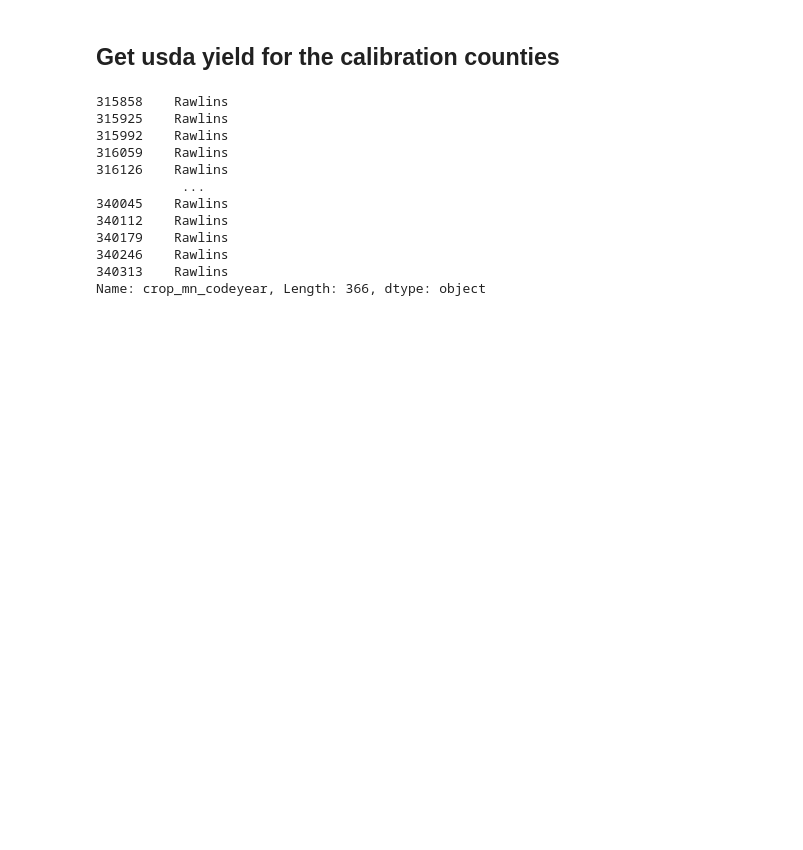
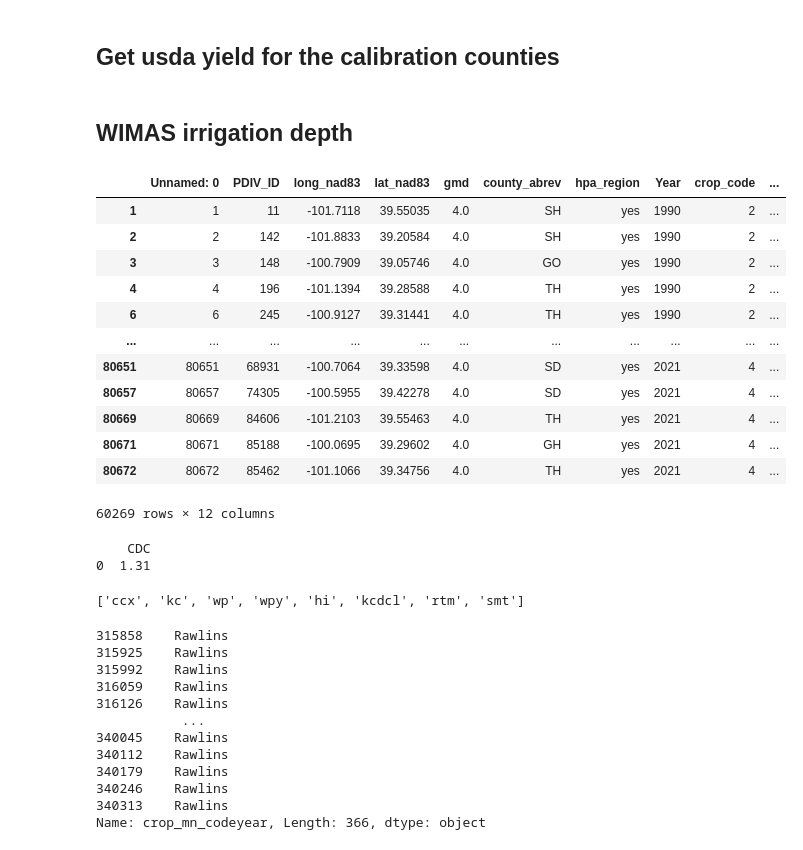
Before and after one commit to wndlovu/EGGS-Aquacrop, a Jupyter notebook: data_analysis_county/corn_calibration.ipynb, the cells around one changed output. Drawn from its saved outputs; the diff is of its cells as text; code cells hidden in the pictures; blank space fills up the shorter version.

```diff
--- a/data_analysis_county/corn_calibration.ipynb
+++ b/data_analysis_county/corn_calibration.ipynb
@@ -168,2 +163,55 @@ corn_yield
 irrig_usda = corn_yield[corn_yield['Irrig_status'] == 'irrigated']
 rainfed_usda = corn_yield[corn_yield['Irrig_status'] == 'rainfed']
+# %%
+irrig_depth = irrig_depth[irrig_depth['gmd'] == 4]
+# %% [markdown]
+## WIMAS irrigation depth
+# %%
+# create full county name variable
+irrig_depth['County'] = np.where(
+         irrig_depth['county_abrev'] == 'WA', 'WALLACE',
+         np.where(
+              irrig_depth['county_abrev'] == 'RA', 'RAWLINS',
+              np.where(
+                   irrig_depth['county_abrev'] == 'DC', 'DECATUR',
+                   np.where(
+                        irrig_depth['county_abrev'] == 'GH', 'GRAHAM',
+                        np.where(
+                             irrig_depth['county_abrev'] == 'CN', 'CHEYENNE',
+                             np.where(
+                                 irrig_depth['county_abrev'] == 'LG', 'LOGAN',
+                             np.where(
+                                         irrig_depth['county_abrev'] == 'SD', 'SHERIDAN',
+                                     np.where(
+                                          irrig_depth['county_abrev'] == 'TH', 'THOMAS',
+                                          np.where(
+                                               irrig_depth['county_abrev'] == 'SH', 'SHERMAN', 'GOVE'
+                                          )
+                                       )
+
+                                  )
+                             )
+                        )
+                   )
+              )
+         )
+    )
+
+# rename year column
+irrig_depth = irrig_depth.rename(columns = {'WUA_YEAR': 'Year'})
+# %%
+irrig_depth
+# %% [output]
+|  | Unnamed: 0 | PDIV_ID | long_nad83 | lat_nad83 | gmd | county_abrev | hpa_region | Year | crop_code | ... |
+| 1 | 1 | 11 | -101.7118 | 39.55035 | 4.0 | SH | yes | 1990 | 2 | ... |
+| 2 | 2 | 142 | -101.8833 | 39.20584 | 4.0 | SH | yes | 1990 | 2 | ... |
+| 3 | 3 | 148 | -100.7909 | 39.05746 | 4.0 | GO | yes | 1990 | 2 | ... |
+| 4 | 4 | 196 | -101.1394 | 39.28588 | 4.0 | TH | yes | 1990 | 2 | ... |
+| 6 | 6 | 245 | -100.9127 | 39.31441 | 4.0 | TH | yes | 1990 | 2 | ... |
+| ... | ... | ... | ... | ... | ... | ... | ... | ... | ... | ... |
+| 80651 | 80651 | 68931 | -100.7064 | 39.33598 | 4.0 | SD | yes | 2021 | 4 | ... |
+| 80657 | 80657 | 74305 | -100.5955 | 39.42278 | 4.0 | SD | yes | 2021 | 4 | ... |
+| 80669 | 80669 | 84606 | -101.2103 | 39.55463 | 4.0 | TH | yes | 2021 | 4 | ... |
+| 80671 | 80671 | 85188 | -100.0695 | 39.29602 | 4.0 | GH | yes | 2021 | 4 | ... |
+| 80672 | 80672 | 85462 | -101.1066 | 39.34756 | 4.0 | TH | yes | 2021 | 4 | ... |
+60269 rows × 12 columns
@@ -169,0 +239,10 @@ rainfed_usda = corn_yield[corn_yield['Irrig_status'] == 'rainfed']
+# %%
+objFun(pheno_df)
+# %% [output]
+    CDC
+0  1.31
+# %%
+irrig_corn_calib = [item.strip() for item in irrig_corn_calib]
+irrig_corn_calib
+# %% [output]
+['ccx', 'kc', 'wp', 'wpy', 'hi', 'kcdcl', 'rtm', 'smt']
```
Also changed, not shown: parts of 7 cells of this notebook.
